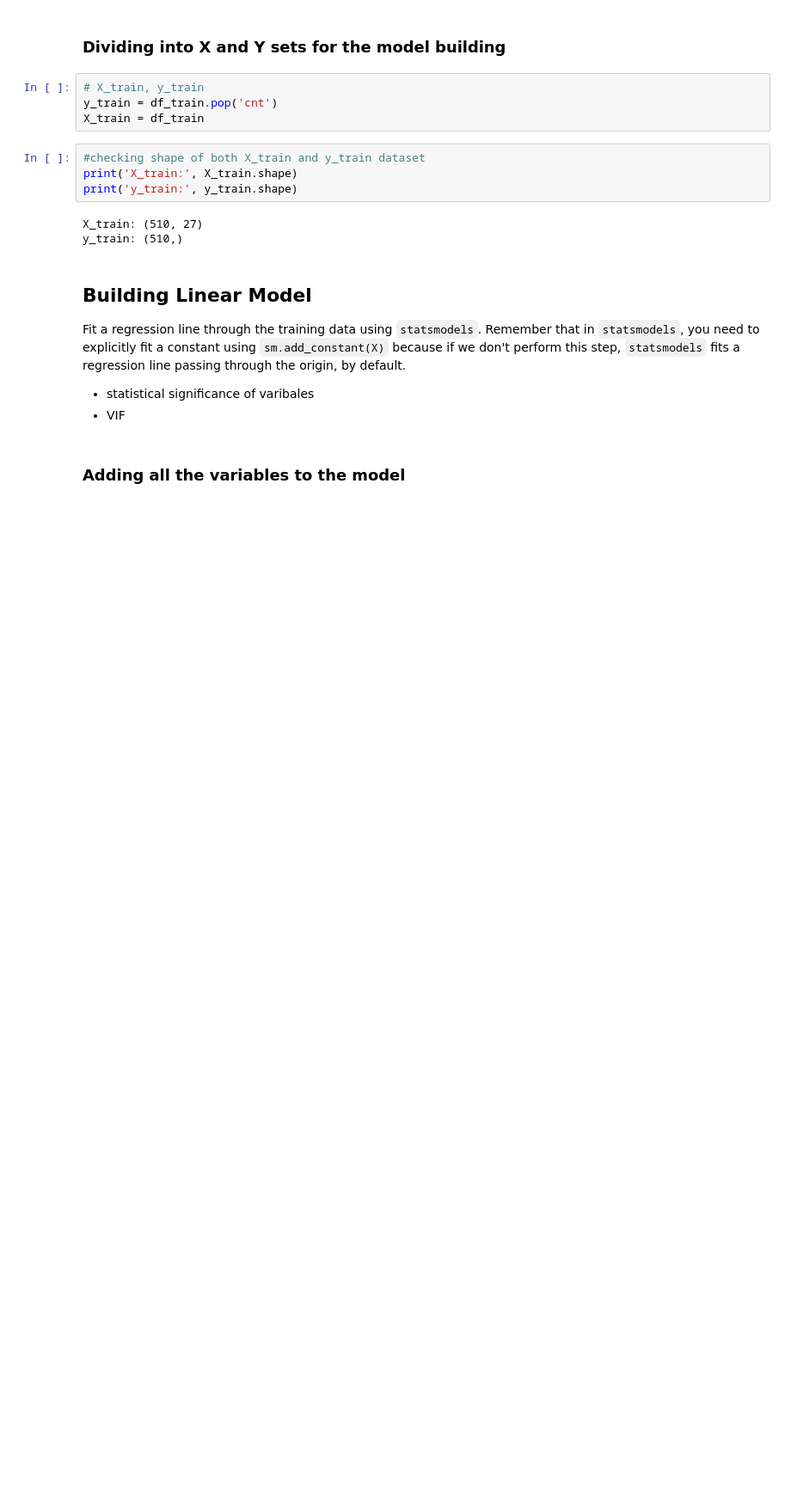
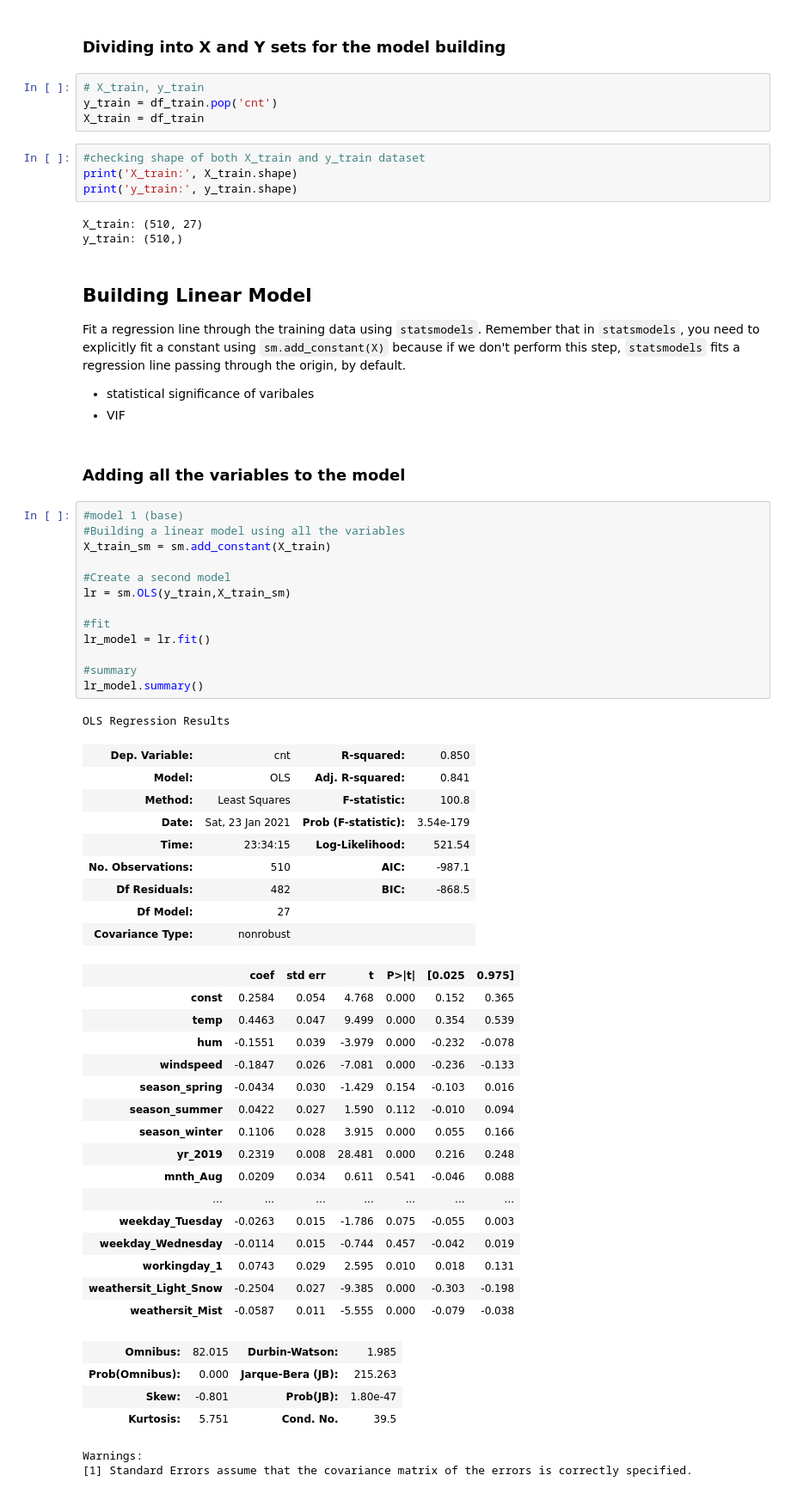
Before and after one commit to shikharverma96/Bike_Sharing, a Jupyter notebook: Bike_Sharing_Demand.ipynb, the cells around one changed output. Shown at 86% size. Saved outputs shown, nothing was run; the diff lists cells and outputs as text; blank space fills up the shorter version.

Commit message:
Model 1

```diff
--- a/Bike_Sharing_Demand.ipynb
+++ b/Bike_Sharing_Demand.ipynb
@@ -331,3 +331,49 @@ Fit a regression line through the training data using `statsmodels`. Remember th
 - VIF
 # %% [markdown]
 ### Adding all the variables to the model
+# %%
+#model 1 (base)
+#Building a linear model using all the variables
+X_train_sm = sm.add_constant(X_train)
+
+#Create a second model
+lr = sm.OLS(y_train,X_train_sm)
+
+#fit
+lr_model = lr.fit()
+
+#summary
+lr_model.summary()
+# %% [output]
+OLS Regression Results
+| Dep. Variable: | cnt | R-squared: | 0.850 |
+| Model: | OLS | Adj. R-squared: | 0.841 |
+| Method: | Least Squares | F-statistic: | 100.8 |
+| Date: | Sat, 23 Jan 2021 | Prob (F-statistic): | 3.54e-179 |
+| Time: | 23:34:15 | Log-Likelihood: | 521.54 |
+| No. Observations: | 510 | AIC: | -987.1 |
+| Df Residuals: | 482 | BIC: | -868.5 |
+| Df Model: | 27 |  |  |
+| Covariance Type: | nonrobust |  |  |
+|  | coef | std err | t | P>|t| | [0.025 | 0.975] |
+| const | 0.2584 | 0.054 | 4.768 | 0.000 | 0.152 | 0.365 |
+| temp | 0.4463 | 0.047 | 9.499 | 0.000 | 0.354 | 0.539 |
+| hum | -0.1551 | 0.039 | -3.979 | 0.000 | -0.232 | -0.078 |
+| windspeed | -0.1847 | 0.026 | -7.081 | 0.000 | -0.236 | -0.133 |
+| season_spring | -0.0434 | 0.030 | -1.429 | 0.154 | -0.103 | 0.016 |
+| season_summer | 0.0422 | 0.027 | 1.590 | 0.112 | -0.010 | 0.094 |
+| season_winter | 0.1106 | 0.028 | 3.915 | 0.000 | 0.055 | 0.166 |
+| yr_2019 | 0.2319 | 0.008 | 28.481 | 0.000 | 0.216 | 0.248 |
+| mnth_Aug | 0.0209 | 0.034 | 0.611 | 0.541 | -0.046 | 0.088 |
+| ... | ... | ... | ... | ... | ... | ... |
+| weekday_Tuesday | -0.0263 | 0.015 | -1.786 | 0.075 | -0.055 | 0.003 |
+| weekday_Wednesday | -0.0114 | 0.015 | -0.744 | 0.457 | -0.042 | 0.019 |
+| workingday_1 | 0.0743 | 0.029 | 2.595 | 0.010 | 0.018 | 0.131 |
+| weathersit_Light_Snow | -0.2504 | 0.027 | -9.385 | 0.000 | -0.303 | -0.198 |
+| weathersit_Mist | -0.0587 | 0.011 | -5.555 | 0.000 | -0.079 | -0.038 |
+| Omnibus: | 82.015 | Durbin-Watson: | 1.985 |
+| Prob(Omnibus): | 0.000 | Jarque-Bera (JB): | 215.263 |
+| Skew: | -0.801 | Prob(JB): | 1.80e-47 |
+| Kurtosis: | 5.751 | Cond. No. | 39.5 |
+Warnings:
+[1] Standard Errors assume that the covariance matrix of the errors is correctly specified.
```
Also changed, not shown: parts of 3 cells of this notebook.
